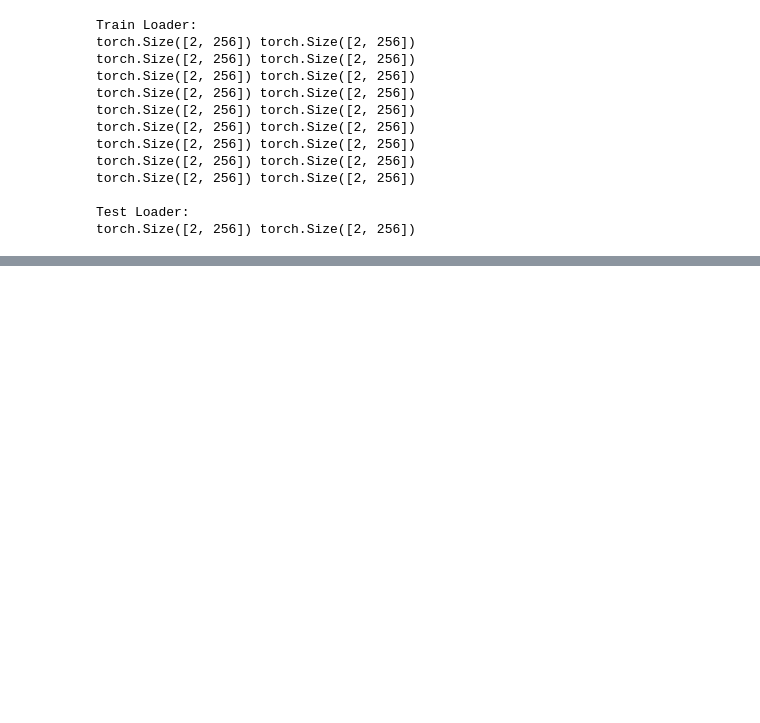
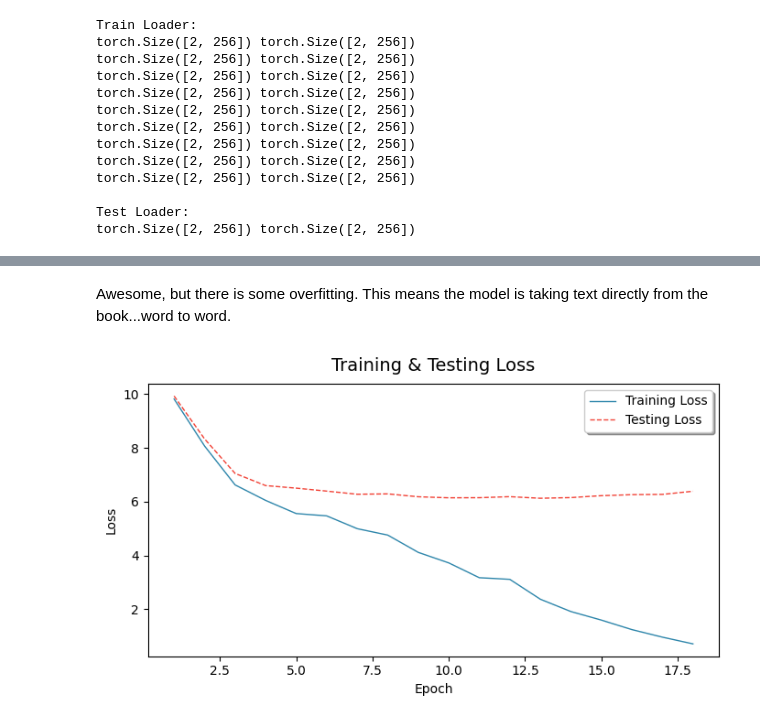
Before and after one commit to asifsahadh/llm-from-scratch, a Jupyter notebook: main.ipynb, the cells around one changed output, grey strips where cells are left out. Saved outputs shown, nothing was run; the diff lists cells and outputs as text; code cells hidden in the pictures; blank space fills up the shorter version.

Commit message:
awesome stuff done

```diff
--- a/main.ipynb
+++ b/main.ipynb
@@ -1796,0 +1859,19 @@ Testing loss: 10.986686706542969
+# %%
+import time
+start = time.time()
+
+torch.manual_seed(123)
+model = GPTModel(GPT_CONFIG_124M)
+model.to(device)
+optimizer = torch.optim.AdamW(model.parameters(), lr = 0.0004, weight_decay = 0.1)
+
+num_epochs = 10
+train_losses, test_losses, tokens_seen = train_model_simple(
+    model, train_loader, test_loader, optimizer, device,
+    num_epochs = num_epochs, eval_freq = 5, eval_iter = 5, # after every 5 batches, training and validation loss will be printed
+    start_context = "Every effort moves you", tokenizer = tokenizer
+)
+
+end = time.time()
+training_time = (end - start) / 60
+print(f"Training completed in {training_time:.2f} minutes.")
@@ -1796,0 +1917,22 @@ Testing loss: 10.986686706542969
+# %% [markdown]
+Awesome, but there is some overfitting. This means the model is taking text directly from the book...word to word.
+# %%
+import matplotlib.pyplot as plt
+
+plt.figure(figsize = (7, 4))
+
+epochs = range(1, len(train_losses) + 1)
+
+plt.plot(epochs, train_losses, label = 'Training Loss', color='#2E86AB', linewidth = 1)
+plt.plot(epochs, test_losses, label = 'Testing Loss', color='#F24236', linewidth = 1, linestyle='--')
+
+plt.title("Training & Testing Loss", fontsize = 14, pad = 10)
+plt.xlabel("Epoch", fontsize = 10)
+plt.ylabel("Loss", fontsize = 10)
+
+plt.legend(frameon = True, fancybox = True, shadow = True)
+
+plt.tight_layout()
+plt.show()
+# %% [output]
+[figure, added]
```
Also changed, not shown: parts of 22 cells of this notebook.
